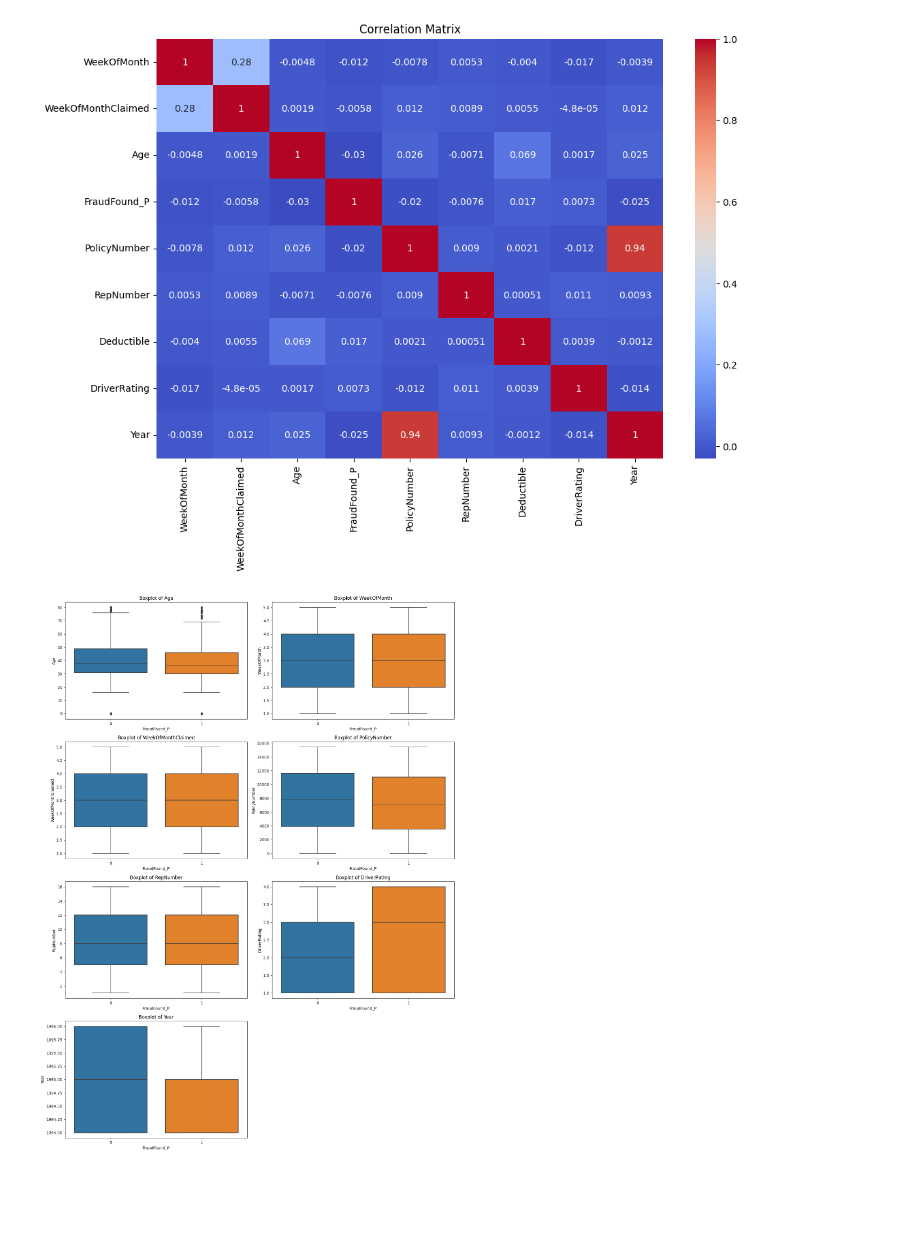
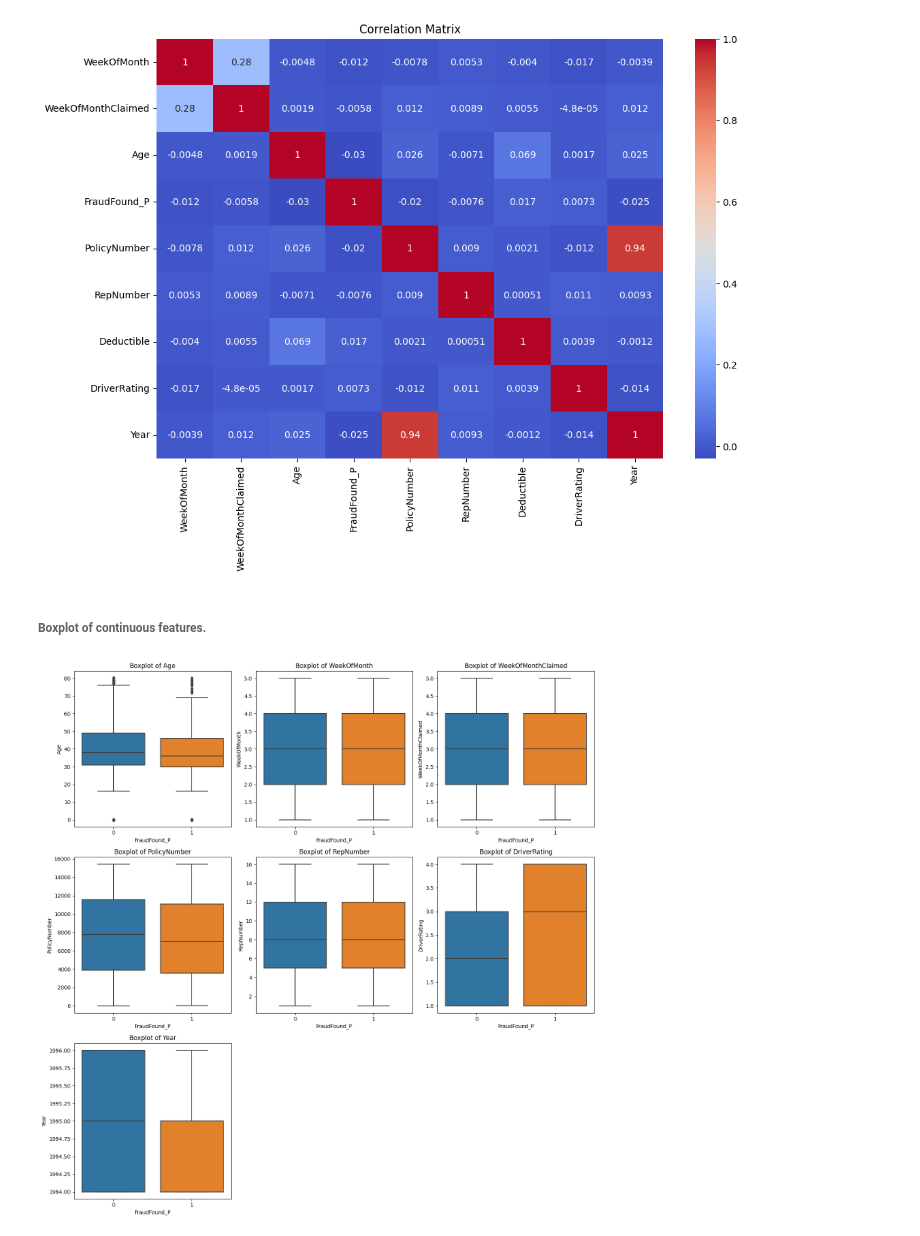
Before and after one commit to Alirezarahhmati/KaggleClaimFraudClassification, a Jupyter notebook: FraudDetector.ipynb, the cells around one changed output. Saved outputs shown, nothing was run; the diff lists cells and outputs as text; code cells hidden in the pictures; blank space fills up the shorter version.

```diff
--- a/FraudDetector.ipynb
+++ b/FraudDetector.ipynb
@@ -102,38 +104,40 @@ plt.title('Correlation Matrix')
 plt.show()
 # %% [output]
 [figure]
+# %% [markdown]
+###### Boxplot of continuous features.
 # %%
 import matplotlib.pyplot as plt
 import seaborn as sns
 
 # Boxplot of continuous features
 continuous_cols = ['Age', 'WeekOfMonth', 'WeekOfMonthClaimed', 'PolicyNumber', 'RepNumber', 'DriverRating', 'Year']
 
 # Calculate the number of rows and columns for subplots
 num_plots = len(continuous_cols)
-num_rows = int(num_plots/2) + num_plots%2
-num_cols = 2
+num_rows = int(num_plots/3) + num_plots%3
+num_cols = 3
 
 # Create a figure with subplots
-fig, axes = plt.subplots(num_rows, num_cols, figsize=(15, 20))
+fig, axes = plt.subplots(num_rows, num_cols, figsize=(15, 15))
 
 # Flatten the axes array for easier iteration
 axes = axes.flatten()
 
 # Iterate over continuous columns and create subplots
 for i, col in enumerate(continuous_cols):
     ax = axes[i]
     sns.boxplot(x='FraudFound_P', y=col, data=data, ax=ax)
     ax.set_title(f'Boxplot of {col}')
 
 # Remove any unused subplots
 for j in range(i+1, len(axes)):
     fig.delaxes(axes[j])
 
 # Adjust the spacing between subplots
 fig.tight_layout()
 
 # Show the plot
 plt.show()
 # %% [output]
-[figure, old version]
+[figure, new version]
```
Also changed, not shown: parts of 5 cells of this notebook.
